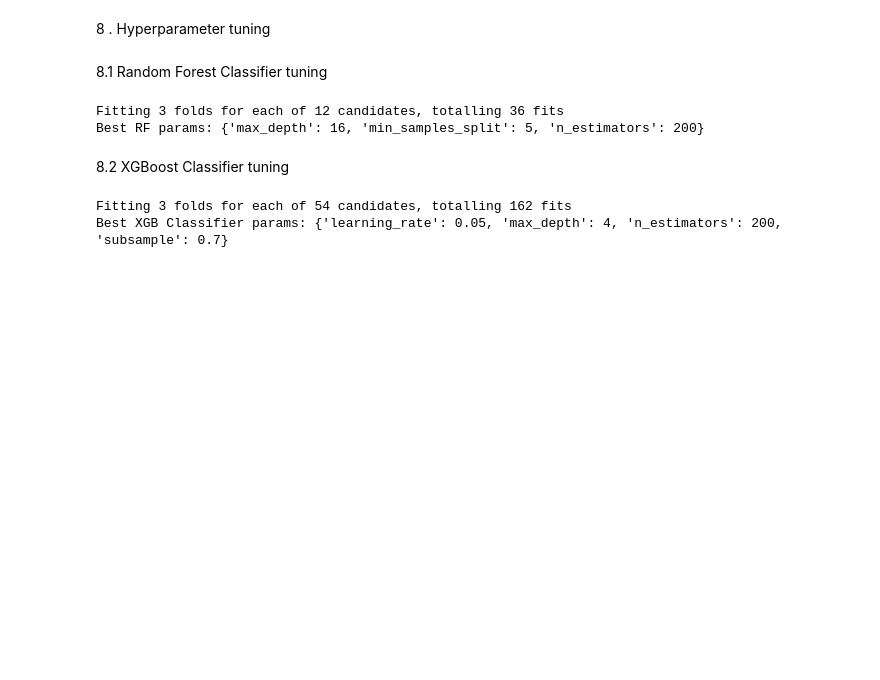
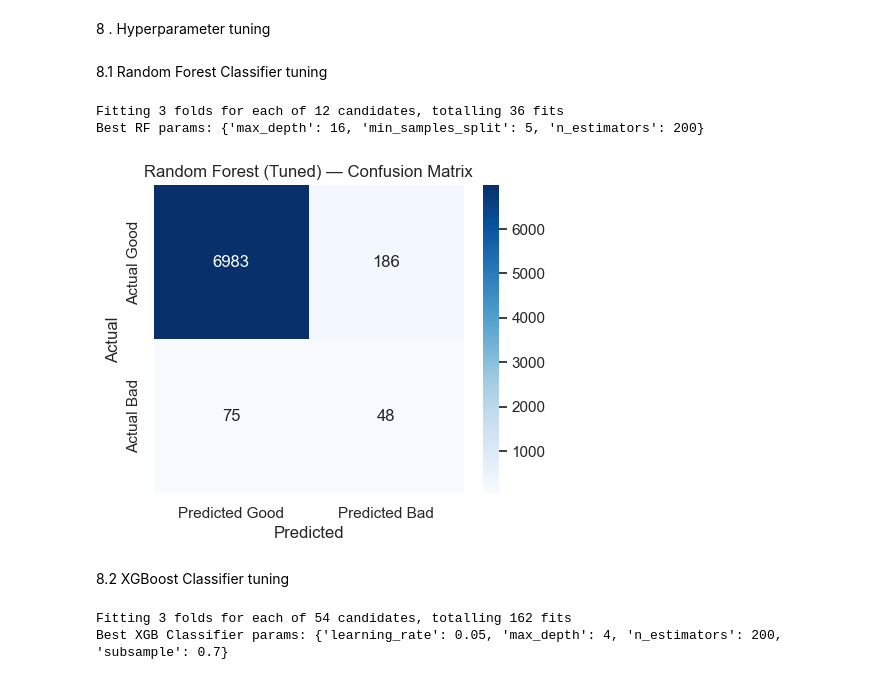
Before and after one commit to Rajabboev/hybrid_credit_risk_ML, a Jupyter notebook: Notebooks/hybrid_ml_credit_risk_16577.ipynb, the cells around one changed output. Drawn from its saved outputs; the diff is of its cells as text; code cells hidden in the pictures; blank space fills up the shorter version.

```diff
--- a/Notebooks/hybrid_ml_credit_risk_16577.ipynb
+++ b/Notebooks/hybrid_ml_credit_risk_16577.ipynb
@@ -670,6 +697,10 @@ best_rf_clf = grid_rf.best_estimator_
 # %% [output]
 Fitting 3 folds for each of 12 candidates, totalling 36 fits
 Best RF params: {'max_depth': 16, 'min_samples_split': 5, 'n_estimators': 200}
+# %%
+plot_confusion(y_test_c, y_pred_rf_tuned, "Random Forest (Tuned) — Confusion Matrix")
+# %% [output]
+[figure, added]
 # %% [markdown]
 8.2 XGBoost Classifier tuning
 # %%
```
Also changed, not shown: parts of 12 cells of this notebook.
